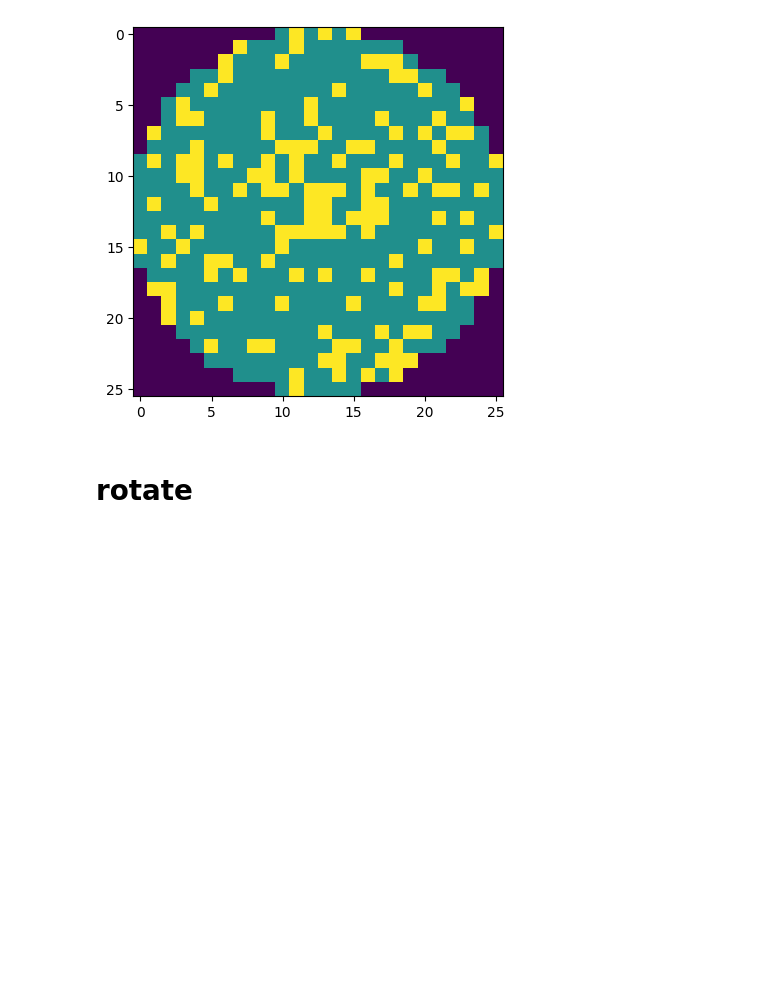
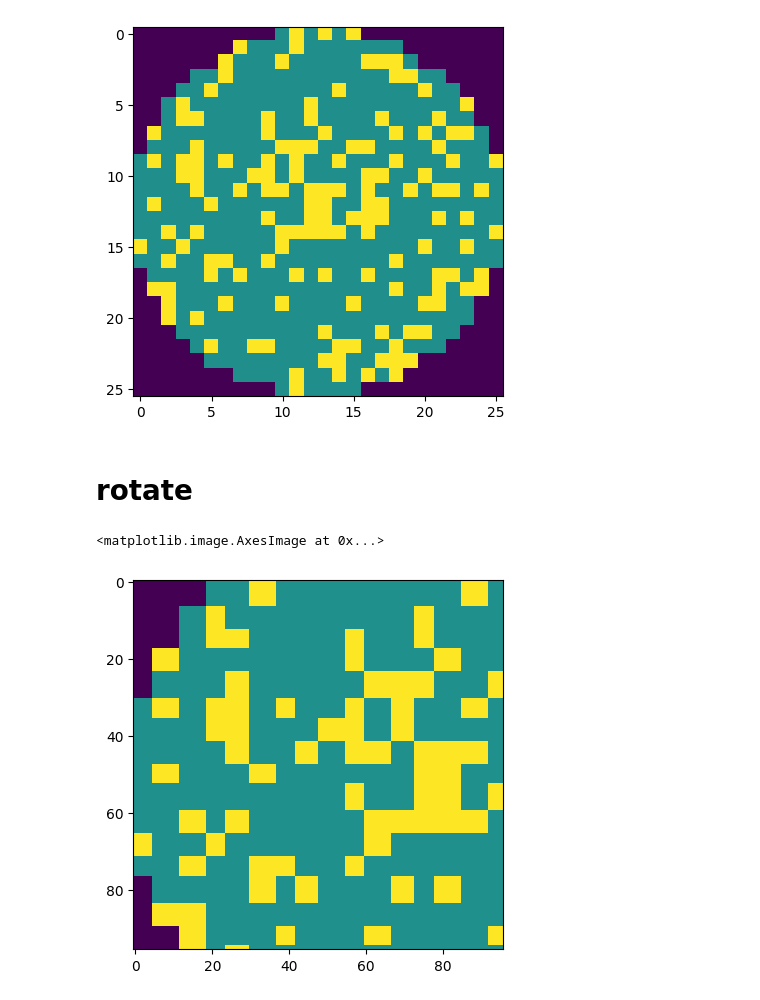
Before and after one commit to verystrongjoe/wafer_aug_rl, a Jupyter notebook: viz.ipynb, the cells around one changed output. Drawn from its saved outputs; the diff is of its cells as text; code cells hidden in the pictures; blank space fills up the shorter version.

```diff
--- a/viz.ipynb
+++ b/viz.ipynb
@@ -133,4 +29,11 @@ class WM811KTransformMultiple(object):
 # hyperparams = ['rotate', 0.8009107519796445, 'rotate', 0.6788795301189604, 'rotate', 0.5820197920751072, 'rotate', 0.7586156243223574, 'rotate', 0.47360041934665753, 'rotate', 0.7369181771289582, 'rotate', 0.13521817340545209, 'rotate', 0.1496748671836832, 'rotate', 0.38648898112586205, 'rotate', 0.4499499899112277]
 # %% [markdown]
 # rotate
+# %%
+hyperparams = ['rotate', 0.3, 'crop', 0.2]
+transform = WM811KTransformMultiple(args, hyperparams)
+plt.imshow(transform(image).permute(1,2,0))
+# %% [output]
+<matplotlib.image.AxesImage at 0x...>
+[figure, added]
 # %%
```
Also changed, not shown: parts of 11 cells of this notebook, 2 other files.
